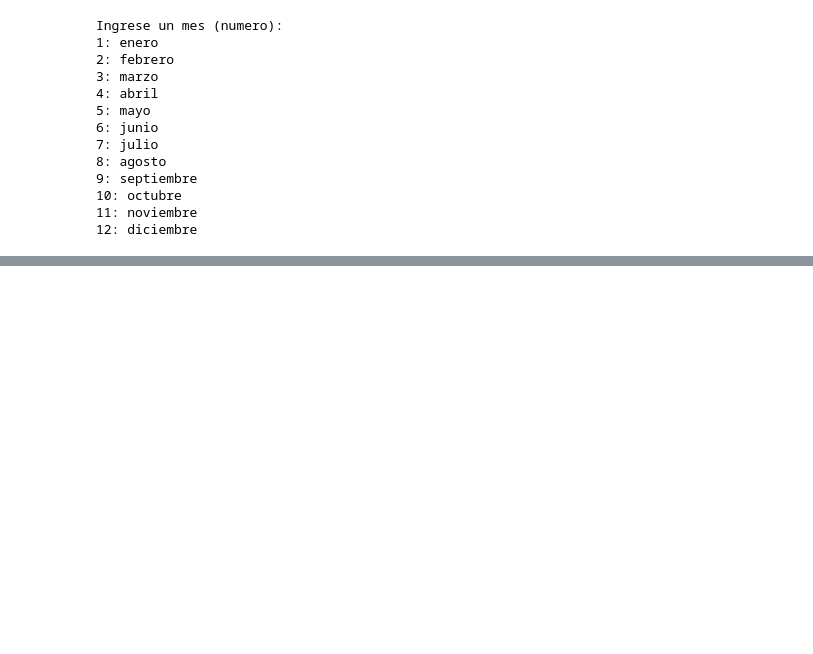
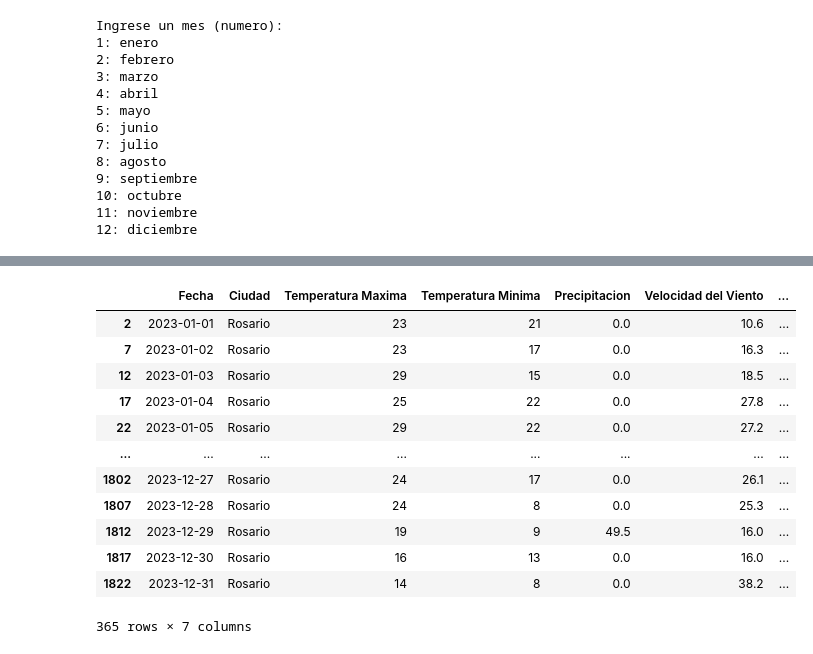
Before and after one commit to sorubadguy/Curso_data_y_machine, a Jupyter notebook: Dia_9/Cuadernos para Prácticas/Proyecto del Día 9 - Consulta de Temperaturas Interactivo.ipynb, the cells around one changed output, grey strips where cells are left out. Drawn from its saved outputs; the diff is of its cells as text; code cells hidden in the pictures; blank space fills up the shorter version.

```diff
--- a/Dia_9/Cuadernos para Prácticas/Proyecto del Día 9 - Consulta de Temperaturas Interactivo.ipynb
+++ b/Dia_9/Cuadernos para Prácticas/Proyecto del Día 9 - Consulta de Temperaturas Interactivo.ipynb
@@ -106,7 +106,7 @@ meses
 print('Ingrese una ciudad: ')
 for c in ciudades:
     print(f'{ciudades.index(c)}: {c}')
-ciudad = int(input('Ingrese el numero de ciudad: '))
+ciudad = ciudades[int(input('Ingrese el numero de ciudad: '))]
 # %% [output]
 Ingrese una ciudad:
 0: Buenos Aires
@@ -141,0 +158,17 @@ marzo
+# %%
+df_ciudad_filtro = df.loc[filtro_ciudad]
+df_ciudad_filtro
+# %% [output]
+|  | Fecha | Ciudad | Temperatura Maxima | Temperatura Minima | Precipitacion | Velocidad del Viento | ... |
+| 2 | 2023-01-01 | Rosario | 23 | 21 | 0.0 | 10.6 | ... |
+| 7 | 2023-01-02 | Rosario | 23 | 17 | 0.0 | 16.3 | ... |
+| 12 | 2023-01-03 | Rosario | 29 | 15 | 0.0 | 18.5 | ... |
+| 17 | 2023-01-04 | Rosario | 25 | 22 | 0.0 | 27.8 | ... |
+| 22 | 2023-01-05 | Rosario | 29 | 22 | 0.0 | 27.2 | ... |
+| ... | ... | ... | ... | ... | ... | ... | ... |
+| 1802 | 2023-12-27 | Rosario | 24 | 17 | 0.0 | 26.1 | ... |
+| 1807 | 2023-12-28 | Rosario | 24 | 8 | 0.0 | 25.3 | ... |
+| 1812 | 2023-12-29 | Rosario | 19 | 9 | 49.5 | 16.0 | ... |
+| 1817 | 2023-12-30 | Rosario | 16 | 13 | 0.0 | 16.0 | ... |
+| 1822 | 2023-12-31 | Rosario | 14 | 8 | 0.0 | 38.2 | ... |
+365 rows × 7 columns
```
Also changed, not shown: parts of 6 cells of this notebook, 1 other file.
